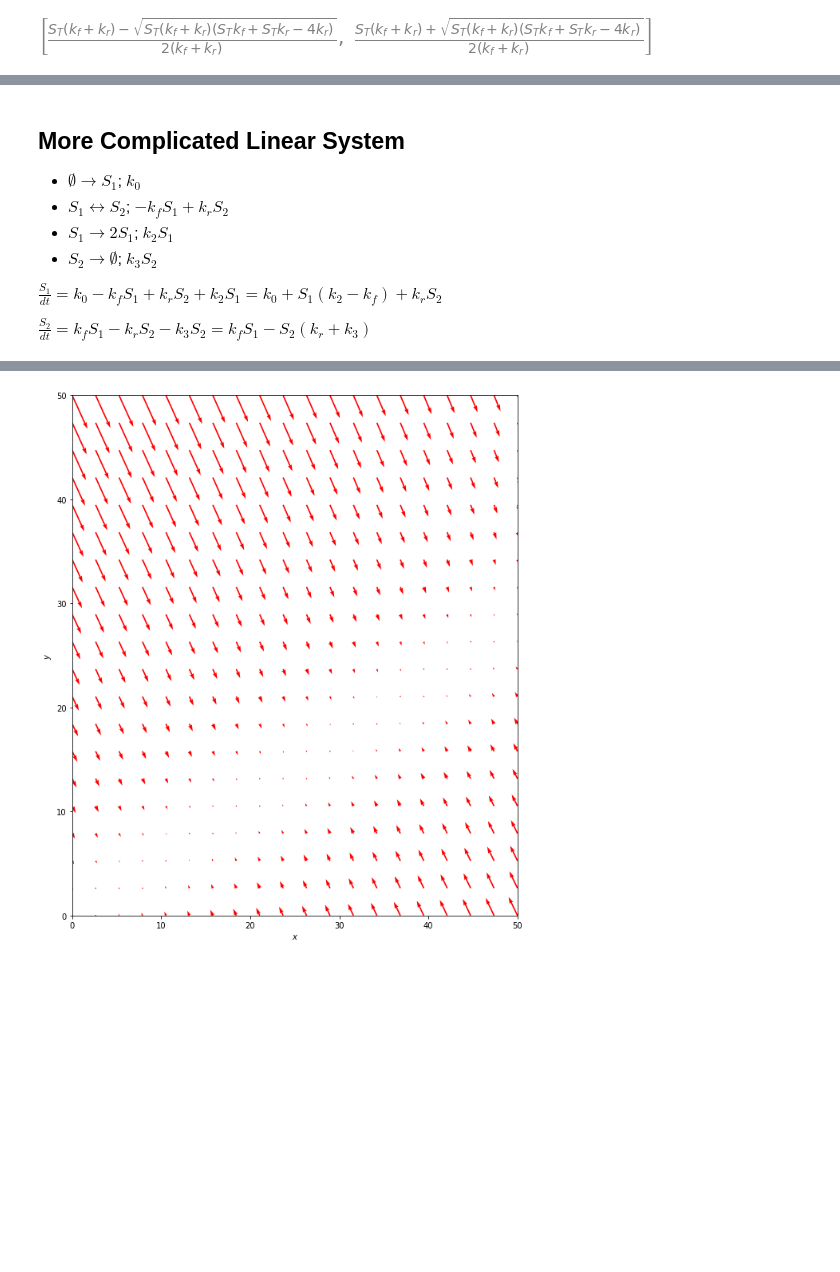
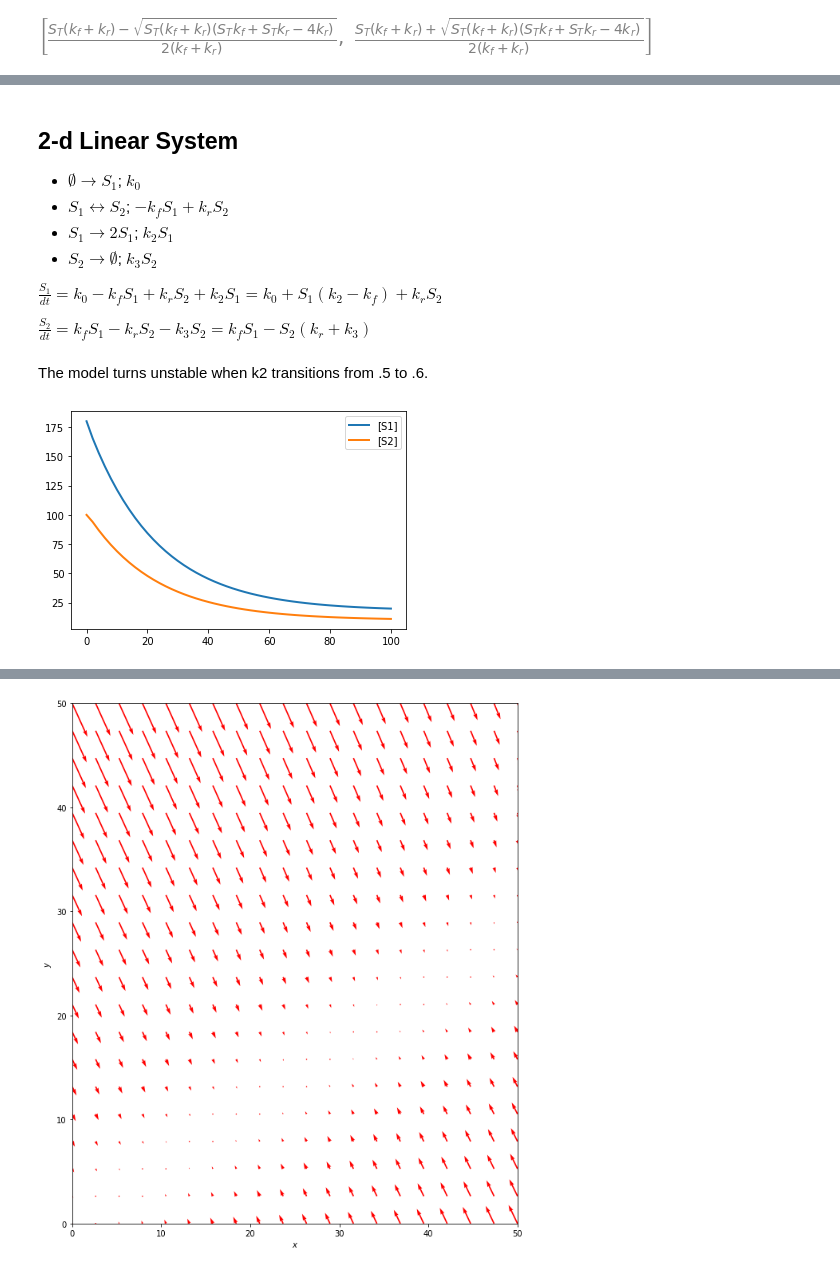
Before and after one commit to ModelEngineering/advancing-biomedical-models, a Jupyter notebook: lecture_2/lecture_2.ipynb, the cells around one changed output, grey strips where cells are left out. Drawn from its saved outputs; the diff is of its cells as text; code cells hidden in the pictures; blank space fills up the shorter version.

```diff
--- a/lecture_2/lecture_2.ipynb
+++ b/lecture_2/lecture_2.ipynb
@@ -97,5 +120,5 @@ ans[0].evalf(subs={S_T: C_S_T, k_f: C_k_f, k_r: C_k_r})
 # %% [markdown]
-## More Complicated Linear System
+## 2-d Linear System
 - $\emptyset \rightarrow S_1$; $k_0$
 - $S_1 \leftrightarrow S_2$; $-k_f S_1 + k_r S_2$
 - $S_1 \rightarrow 2 S_1$; $k_2 S_1$
@@ -104,6 +127,34 @@ ans[0].evalf(subs={S_T: C_S_T, k_f: C_k_f, k_r: C_k_r})
 $\frac{S_1}{dt} = k_0 -k_f S_1 + k_r S_2 + k_2 S_1 = k_0 + S_1 (k_2 - k_f) + k_r S_2$
 
 $\frac{S_2}{dt} = k_f S_1 - k_r S_2 - k_3 S_2 = k_f S_1 - S_2 (k_r + k_3)$
+# %% [markdown]
+The model turns unstable when k2 transitions from .5 to .6.
+# %%
+model = """
+J0:  -> S1; k_0
+J1: S1 -> S2; k_f*S1
+J2: S2 -> S1; k_r*S2
+J3: S1 -> 2 S1; k_2*S1
+J4: S2 -> ; k_3*S2
+
+k_0 = 1
+k_2 = 0.5
+k_3 = 1
+k_f = 1.0
+k_r = 0.8
+S1 = 180
+S2 = 100
+
+//at (time > 10): S1 = 200
+"""
+rr = te.loada(model)
+#rr.k_f = C_k_f
+#rr.k_r = C_k_r
+#rr.S_T = C_S_T
+data = rr.simulate(0, 100)
+rr.plot(data)
+# %% [output]
+[figure, added]
 # %%
 dS1 = k_0 + S1*(k_2 - k_f) + k_r*S2
 dS2 = k_f*S1 - S2*(k_3 + k_r)
```
Also changed, not shown: parts of 6 cells of this notebook.
